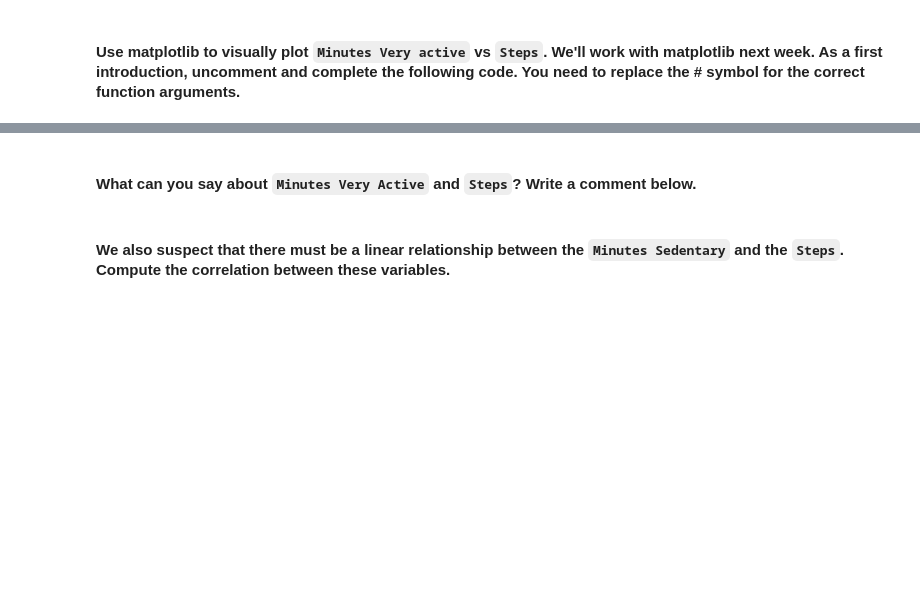
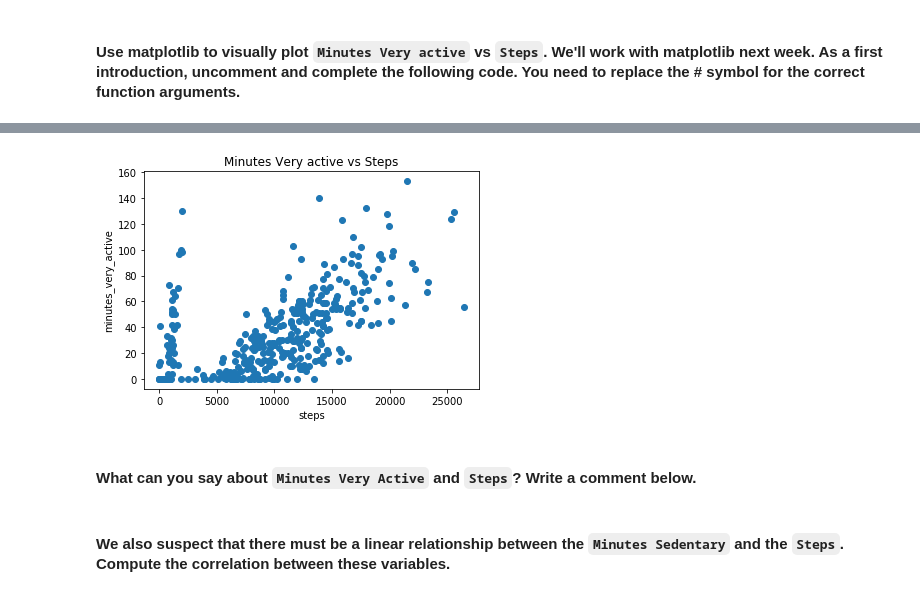
Before and after one commit to Javier-13/lab-pivot-table-and-correlation, a Jupyter notebook: your_code/main.ipynb, the cells around one changed output, grey strips where cells are left out. Cells and saved outputs as stored; diff of their text form; code cells hidden in the pictures; blank space fills up the shorter version.

```diff
--- a/your_code/main.ipynb
+++ b/your_code/main.ipynb
@@ -168,6 +208,7 @@ the values themselves
 Save your data in a variable called `fitbit`.
 # %%
 # your code here
+fitbit = pd.read_csv('fitbit.csv')
 # %% [markdown]
 #### Explore you dataset in terms of data types and descriptive statistics.
 **Hint**: Use Pandas functions from previous lectures.
@@ -181,3 +255,6 @@ Save your data in a variable called `fitbit`.
 #### Use matplotlib to visually plot `Minutes Very active` vs `Steps`. We'll work with matplotlib next week. As a first introduction, uncomment and complete the following code. You need to replace the # symbol for the correct function arguments.
 # %%
 import matplotlib.pyplot as plt;
+# %%
+fitbit.columns = fitbit.columns.str.strip().str.lower().str.replace(' ', '_').str.replace('(', '').str.replace(')', '')
+fitbit.info
@@ -184,10 +279,11 @@ import matplotlib.pyplot as plt;
 # %%
-"""
-plt.scatter(#, #)
-plt.title(#)
-plt.xlabel(#)
-plt.ylabel(#)
+
+plt.scatter(fitbit.steps, fitbit.minutes_very_active)
+plt.title('Minutes Very active vs Steps')
+plt.xlabel('steps')
+plt.ylabel('minutes_very_active')
 plt.show()
-"""
+# %% [output]
+[figure, added]
 # %% [markdown]
 #### What can you say about `Minutes Very Active` and `Steps`? Write a comment below.
```
Also changed, not shown: parts of 38 cells of this notebook, 2 other files.
